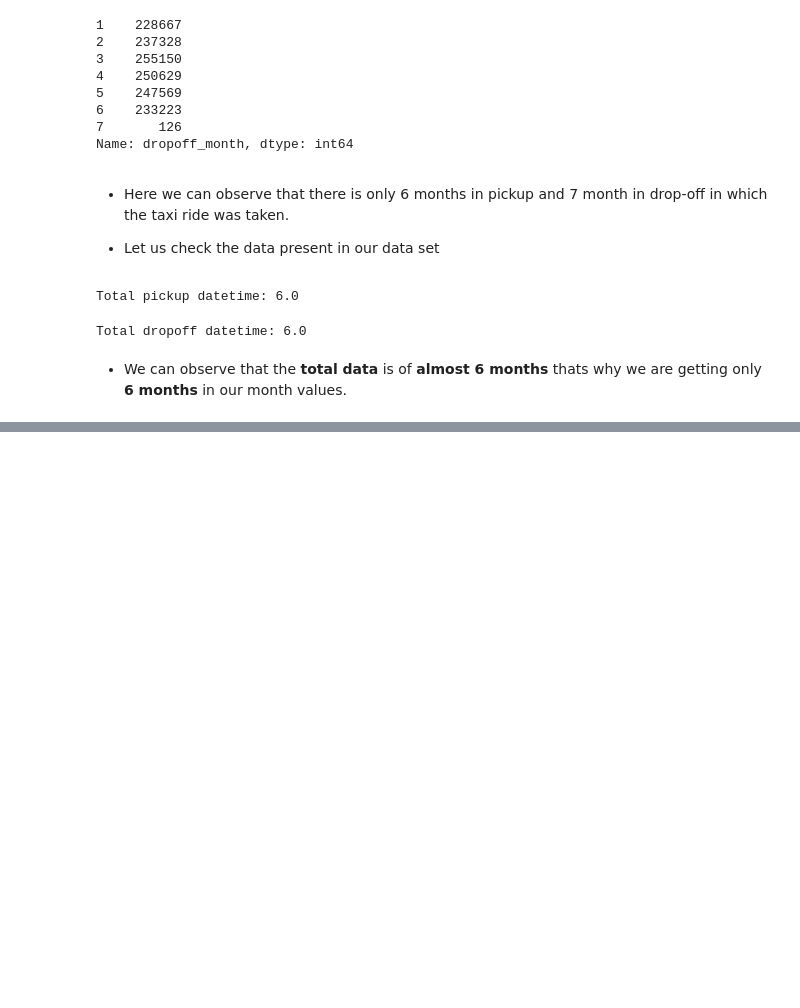
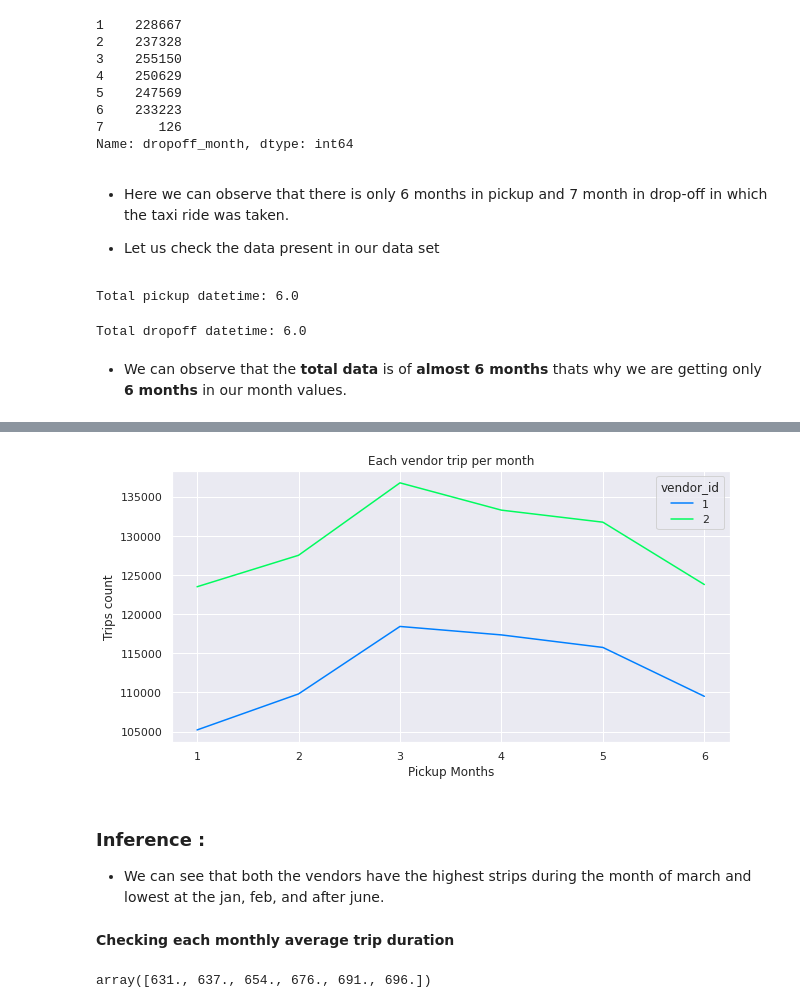
Before and after one commit to dsankush/NYC-Taxi-Trip-Time-Prediction, a Jupyter notebook: NYC_Taxi_Trip_Time_Prediction_Capstone_Project.ipynb, the cells around one changed output, grey strips where cells are left out. Cells and saved outputs as stored; diff of their text form; code cells hidden in the pictures; blank space fills up the shorter version.

```diff
--- a/NYC_Taxi_Trip_Time_Prediction_Capstone_Project.ipynb
+++ b/NYC_Taxi_Trip_Time_Prediction_Capstone_Project.ipynb
@@ -1022,0 +1072,6 @@ Total dropoff datetime: 6.0
+# %%
+mnthly_pickup_vndr = data.groupby(['pickup_month', 'vendor_id']).size()
+
+mnthly_pickup_vndr = mnthly_pickup_vndr.unstack()
+
+mnthly_pickup_vndr
@@ -1022,0 +1087,23 @@ Total dropoff datetime: 6.0
+# %%
+# ploting line graph to visualize the monthly trand for each vendor
+
+mnthly_pickup_vndr.plot(kind = 'line', figsize = (10,5))
+
+plt.title('Each vendor trip per month')
+
+plt.xlabel('Pickup Months')
+plt.ylabel('Trips count')
+
+plt.show()
+# %% [output]
+[figure, added]
+# %% [markdown]
+### **Inference :**
+* We can see that both the vendors have the highest strips during the month of march and lowest at the jan, feb, and after june.
+# %% [markdown]
+**Checking each monthly average trip duration**
+# %%
+mnthly_avg_duration = data.groupby(['pickup_month'])['trip_duration'].agg(np.median)
+mnthly_avg_duration.index
+# %% [output]
+array([631., 637., 654., 676., 691., 696.])
```
Also changed, not shown: parts of 82 cells of this notebook.
